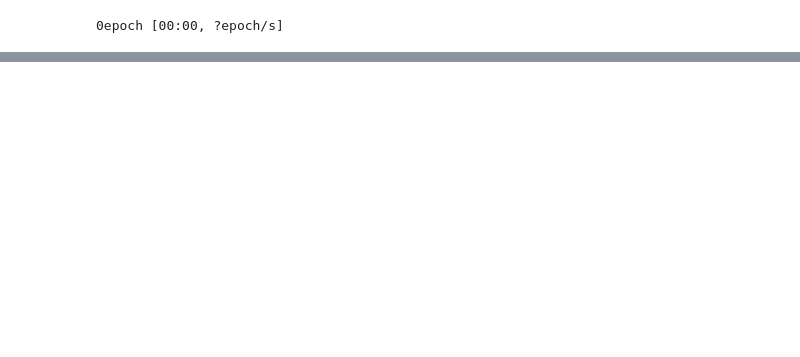
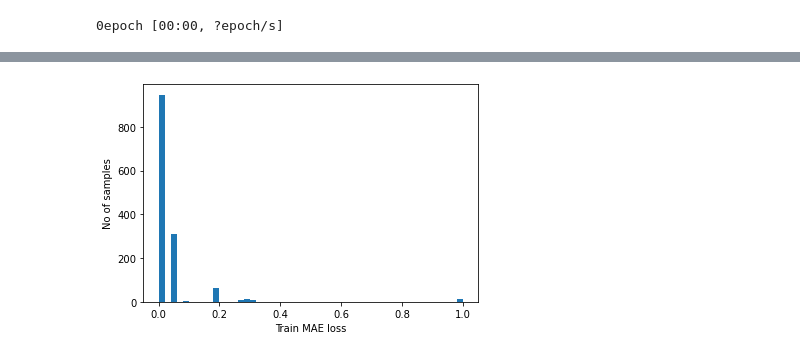
Before and after one commit to gabejg/Advanced-Cyber-Analytics-for-Attack-Detection, a Jupyter notebook: Anomaly Detection/Anomaly Detection.ipynb, the cells around one changed output, grey strips where cells are left out. Saved outputs shown, nothing was run; the diff lists cells and outputs as text; code cells hidden in the pictures; blank space fills up the shorter version.

```diff
--- a/Anomaly Detection/Anomaly Detection.ipynb
+++ b/Anomaly Detection/Anomaly Detection.ipynb
@@ -531,0 +684,13 @@ df_anomalies
+# %%
+x_train_pred = autoencoder.predict(x_train_ae)
+train_mae_loss = np.mean(np.abs(x_train_pred - x_train_ae), axis=1)
+
+mmscaler = MinMaxScaler()
+train_mae_loss = mmscaler.fit_transform(train_mae_loss.reshape(-1,1))
+
+plt.hist(train_mae_loss, bins=50)
+plt.xlabel("Train MAE loss")
+plt.ylabel("No of samples")
+plt.show()
+# %% [output]
+[figure, added]
```
Also changed, not shown: parts of 62 cells of this notebook, 5 other files.
